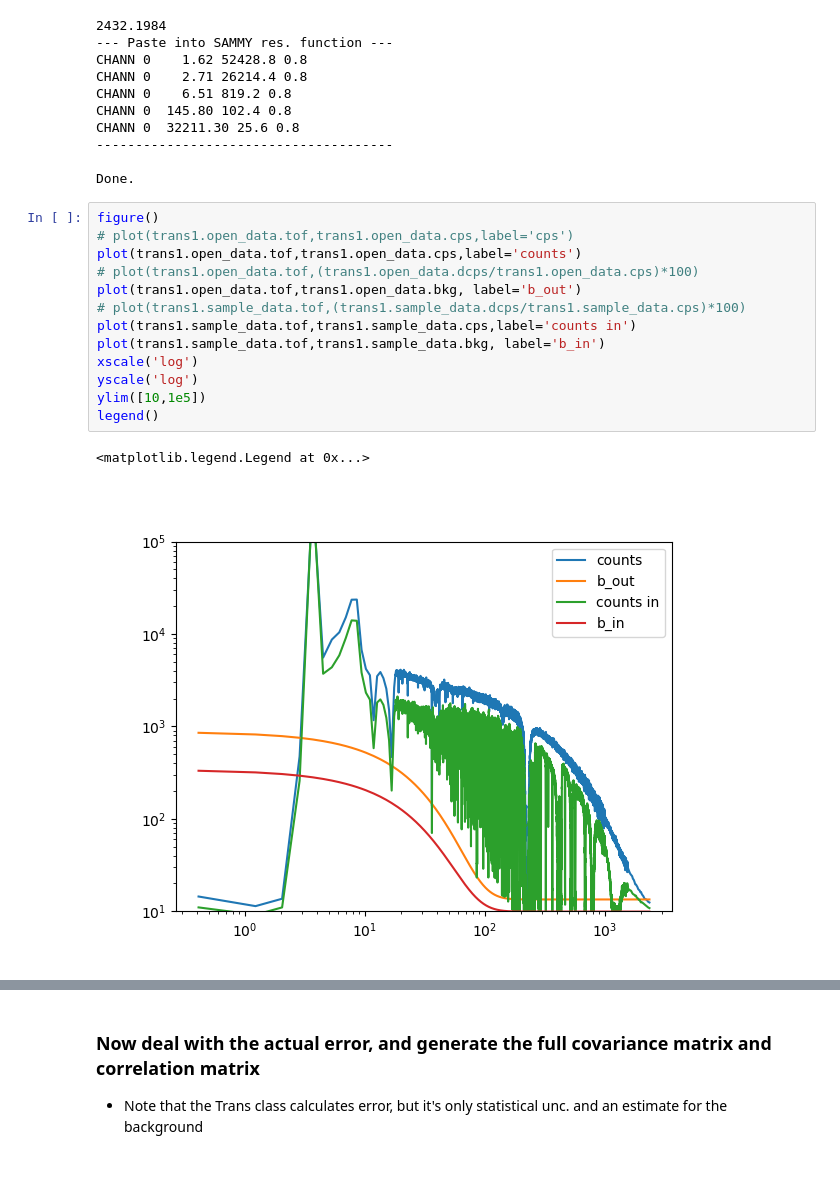
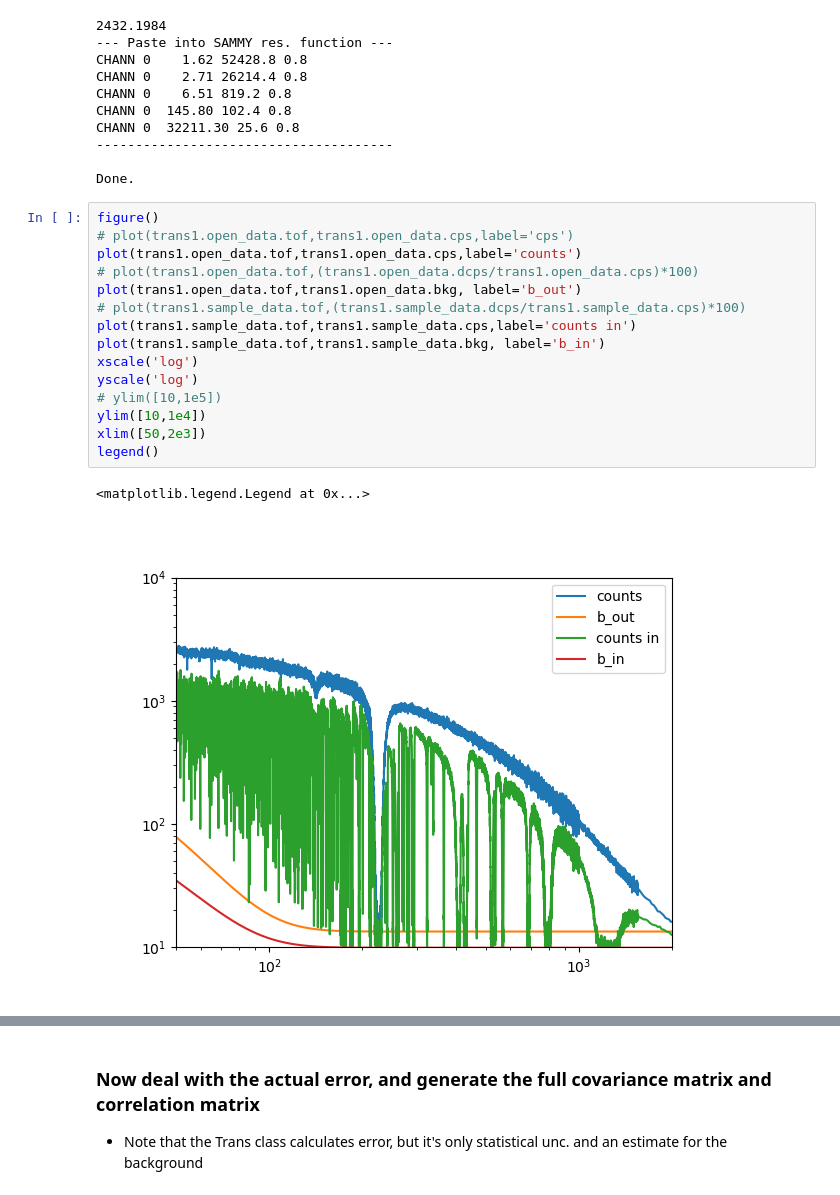
Before and after one commit to Naww137/Syndat, a Jupyter notebook: synthetic_data/Ta181/JB_sol/produce-trans-walton_JBSol.ipynb, the cells around one changed output, grey strips where cells are left out. Cells and saved outputs as stored; diff of their text form.

```diff
--- a/synthetic_data/Ta181/JB_sol/produce-trans-walton_JBSol.ipynb
+++ b/synthetic_data/Ta181/JB_sol/produce-trans-walton_JBSol.ipynb
@@ -138,18 +138,20 @@ Done.
 # %%
 figure()
 # plot(trans1.open_data.tof,trans1.open_data.cps,label='cps')
 plot(trans1.open_data.tof,trans1.open_data.cps,label='counts')
 # plot(trans1.open_data.tof,(trans1.open_data.dcps/trans1.open_data.cps)*100)
 plot(trans1.open_data.tof,trans1.open_data.bkg, label='b_out')
 # plot(trans1.sample_data.tof,(trans1.sample_data.dcps/trans1.sample_data.cps)*100)
 plot(trans1.sample_data.tof,trans1.sample_data.cps,label='counts in')
 plot(trans1.sample_data.tof,trans1.sample_data.bkg, label='b_in')
 xscale('log')
 yscale('log')
-ylim([10,1e5])
+# ylim([10,1e5])
+ylim([10,1e4])
+xlim([50,2e3])
 legend()
 # %% [output]
 <matplotlib.legend.Legend at 0x...>
-[figure, old version]
+[figure, new version]
 # %%
 # trans1.open_data[['tof','bin_width','counts','dcounts']]#.to_csv("/Users/2mx/Desktop/rpi-open-ta181.csv",index=False)
```
Also changed, not shown: parts of 4 cells of this notebook, 25 other files.
